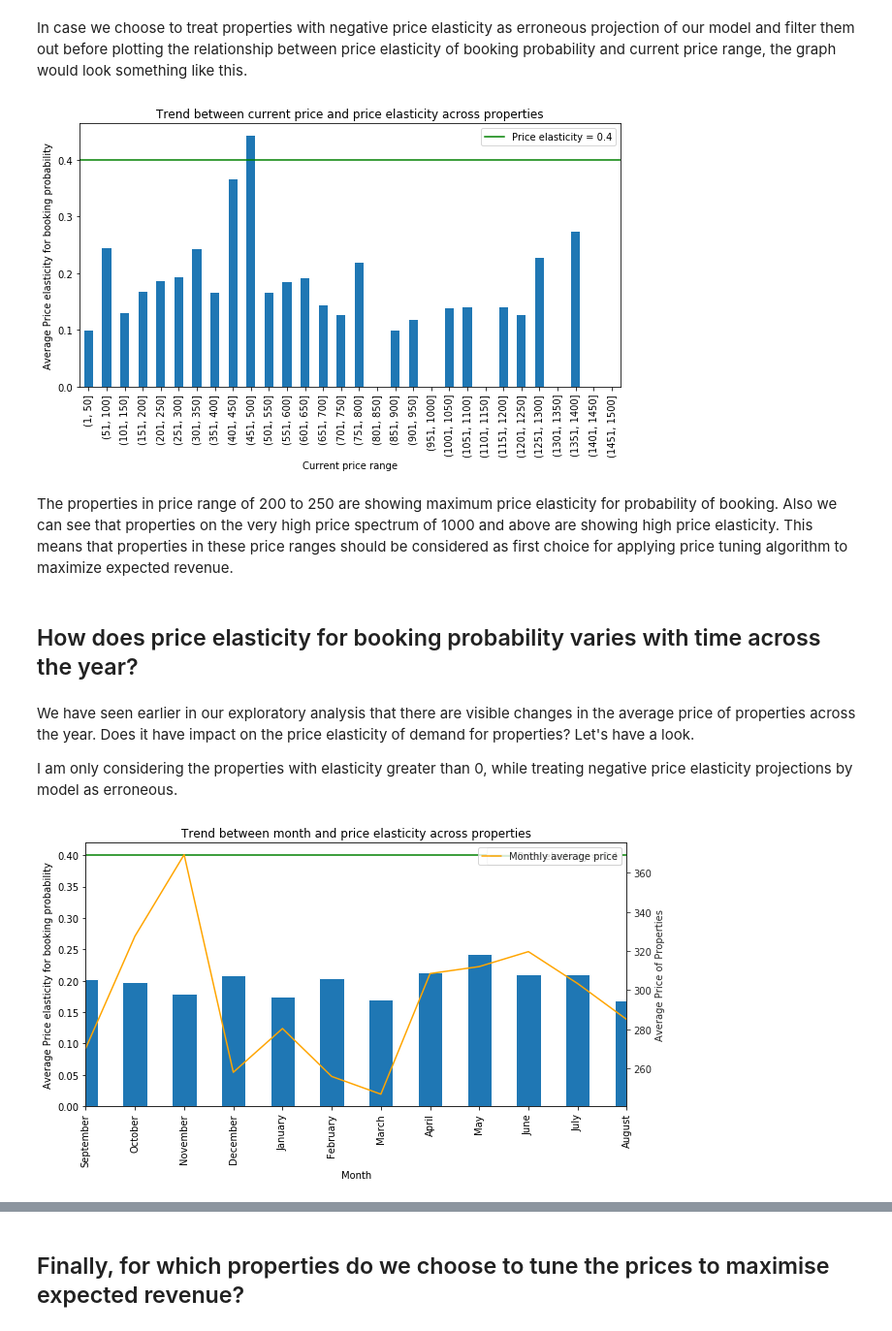
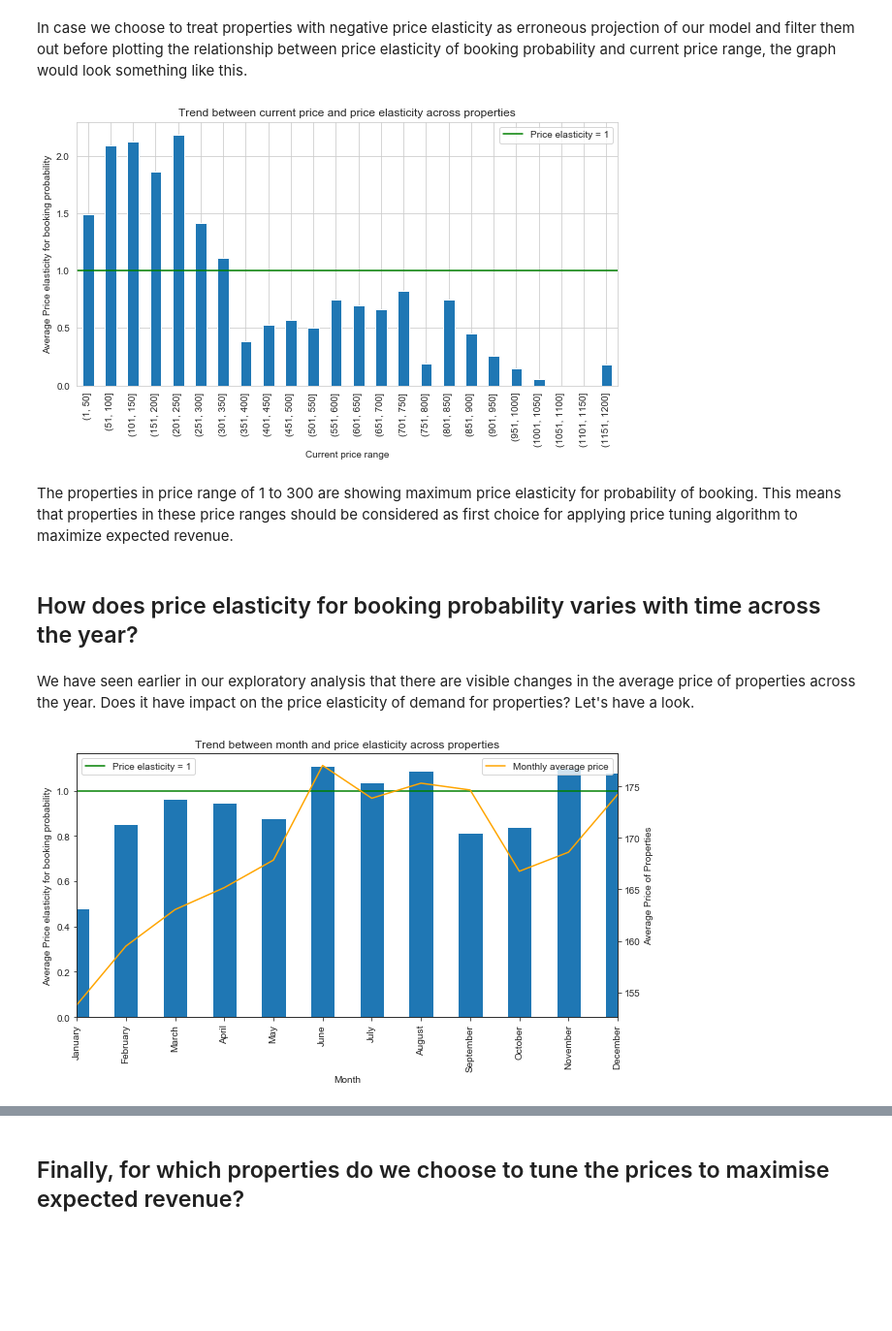
Before and after one commit to patelatharva/Analysis_of_Airbnb_property_listings_dataset, a Jupyter notebook: colab_tuning_booking_price_to_maximize_expected_revenue.ipynb, the cells around one changed output, grey strips where cells are left out. Shown at 97% size. Cells and saved outputs as stored; diff of their text form; code cells hidden in the pictures; blank space fills up the shorter version.

```diff
--- a/colab_tuning_booking_price_to_maximize_expected_revenue.ipynb
+++ b/colab_tuning_booking_price_to_maximize_expected_revenue.ipynb
@@ -1270,6 +1331,7 @@ for model_name in models.keys():
     y_preds = model.predict(X_test)
     y_preds_proba = model.predict_proba(X_test)
     f1 = f1_score(y_test, y_preds, average="macro")
-    logloss = log_loss(y_test, y_preds_proba)
-    print ("Model: " + model_name + "\nParams: " + str(model.get_params()) + "\nf1-score: " + str(f1) + " log loss: " + str(logloss) + "\n")
+    logloss = log_loss(y_test, y_preds_proba[:,1])
+    auc = roc_auc_score(y_test, y_preds_proba[:, 1])
+    print ("Model: " + model_name + "\nParams: " + str(model.get_params()) + "\nf1-score: " + str(f1) + " log loss: " + str(logloss) + "\n roc auc: " + str(auc))
     gc.collect()
@@ -1505,7 +1576,7 @@ def draw_price_elasticity_for_prop(listing, calc_prob_booked, percentage, curve,
 # %%
 def calculate_price_elasticity(curve, listing, percentage_to_check):
   current_normalized_price = listing["price_calendar_normalized"]
-  norm_price_1 = min(0, current_normalized_price * (1 - percentage_to_check/100))
+  norm_price_1 = max(0, current_normalized_price * (1 - percentage_to_check/100))
   price_1 = norm_price_1 * listing["total_env_prices"]
   listing["price_calendar_normalized"] = norm_price_1
   df_norm_price_1 = pd.DataFrame(data={"x" : norm_price_1}, index=[0])
@@ -1589,11 +1596,0 @@ I decided to tune the prices of properties using Extreme Gradient Boosting model
-# %%
-expected_revenue_at_current_prices = 0
-expected_revenue_at_recommended_prices = 0
-number_of_properties_to_be_sampled = 100
-number_of_properties_with_price_updated = 0
-
-for index, row in X_test.sample(n=number_of_properties_to_be_sampled, random_state=42).copy().iterrows():
-    expected_revenue_at_current_prices += row["price_calendar_normalized"] * row["total_env_prices"] * calc_prob_booked_xgb(row)
-    expected_revenue_at_recommended_prices += calc_revenue_at_tuned_price(row, calc_prob_booked=calc_prob_booked_xgb)
-    if np.round(expected_revenue_at_current_prices, 2) != np.round(expected_revenue_at_recommended_prices, 2):
-      number_of_properties_with_price_updated += 1
@@ -1757,5 +1662,5 @@ X_test.sample(10, random_state=42).apply(extract_price_elasticity_info, axis=1)[
 # %%
-tuned_data = X_test.sample(1000, random_state=42).copy().apply(extract_price_elasticity_info, axis=1)
+tuned_data = X_test.sample(10000, random_state=42).copy().apply(extract_price_elasticity_info, axis=1)
 # %%
 tuned_data.to_csv(data_dir + "/tuned_data_20.csv", index=False)
 # %% [markdown]
@@ -1846,44 +1750,42 @@ fig, ax = plt.subplots(figsize=(10,5))
 bar_ax = tuned_data_1.query("price_elasticity > 0").groupby(["current_price_category"]).mean()['price_elasticity'].iloc[:30,].plot.bar(ax=ax)
 bar_ax.set_xlabel("Current price range")
 bar_ax.set_ylabel("Average Price elasticity for booking probability")
-elasticity_threshold_line = bar_ax.axhline(y=0.4, color="g")
-bar_ax.legend((elasticity_threshold_line,), ("Price elasticity = 0.4",))
+elasticity_threshold_line = bar_ax.axhline(y=1, color="g")
+bar_ax.legend((elasticity_threshold_line,), ("Price elasticity = 1",))
 title = bar_ax.set_title("Trend between current price and price elasticity across properties")
 # %% [output]
-[figure, old version]
+[figure, new version]
 # %% [markdown]
-The properties in price range of 200 to 250 are showing maximum price elasticity for probability of booking. Also we can see that properties on the very high price spectrum of 1000 and above are showing high price elasticity. This means that properties in these price ranges should be considered as first choice for applying price tuning algorithm to maximize expected revenue.
+The properties in price range of 1 to 300 are showing maximum price elasticity for probability of booking. This means that properties in these price ranges should be considered as first choice for applying price tuning algorithm to maximize expected revenue.
 # %% [markdown]
 ## How does price elasticity for booking probability varies with time across the year?
 # %% [markdown]
 We have seen earlier in our exploratory analysis that there are visible changes in the average price of properties across the year. Does it have impact on the price elasticity of demand for properties? Let's have a look.
-
-I am only considering the properties with elasticity greater than 0, while treating negative price elasticity projections by model as erroneous.
 # %%
 tuned_data_1["month"] = ""
 tuned_data_1["month_num"] = 13
 months = []
 for month in [col.replace("month_", "") for col in tuned_data_1.columns if col.startswith("month") and col not in ["month", "month_num"] ]:
   query = f"month_{month}"
-  months_ordered = ["September", "October", "November", "December", "January",
+  months_ordered = ["January",
                     'February', 'March', 'April', 'May', 'June', 'July',
-                    "August", "nan"]
+                    "August","September", "October", "November", "December",  "nan"]
   tuned_data_1.loc[tuned_data_1[query] == 1, "month"] = month
   tuned_data_1.loc[tuned_data_1[query] == 1, "month_num"] = months_ordered.index(month) + 1
 
 fig, ax = plt.subplots(figsize=(10,5))
 sns.set_style("ticks")
-bar_ax = tuned_data_1.query("price_elasticity > 0").sort_values(by=["month_num"]).groupby(["month"], sort=False).mean()['price_elasticity'].plot.bar(ax=ax)
+bar_ax = tuned_data_1.sort_values(by=["month_num"]).groupby(["month"], sort=False).mean()['price_elasticity'].plot.bar(ax=ax)
 bar_ax.set_xlabel("Month")
 bar_ax.set_ylabel("Average Price elasticity for booking probability")
 
 ax_2 = ax.twinx()
-bar_ax_2 = tuned_data_1.query("price_elasticity > 0").sort_values(by=["month_num"]).groupby(["month"], sort=False).mean()['current_price'].plot(ax=ax_2, color="orange")
+bar_ax_2 = tuned_data_1.sort_values(by=["month_num"]).groupby(["month"], sort=False).mean()['current_price'].plot(ax=ax_2, color="orange")
 bar_ax_2.set_ylabel("Average Price of Properties")
 bar_ax_2.legend(["Monthly average price"], loc=0)
-elasticity_threshold_line = bar_ax.axhline(y=0.4, color="g")
-bar_ax.legend((elasticity_threshold_line,), ("Price elasticity = 0.4",))
+elasticity_1_threshold_line = bar_ax.axhline(y=1, color="g")
+bar_ax.legend((elasticity_1_5_threshold_line,), ("Price elasticity = 1",))
 title = bar_ax.set_title("Trend between month and price elasticity across properties")
 # %% [output]
-[figure, old version]
+[figure, new version]
 # %% [markdown]
```
Also changed, not shown: parts of 52 cells of this notebook.
